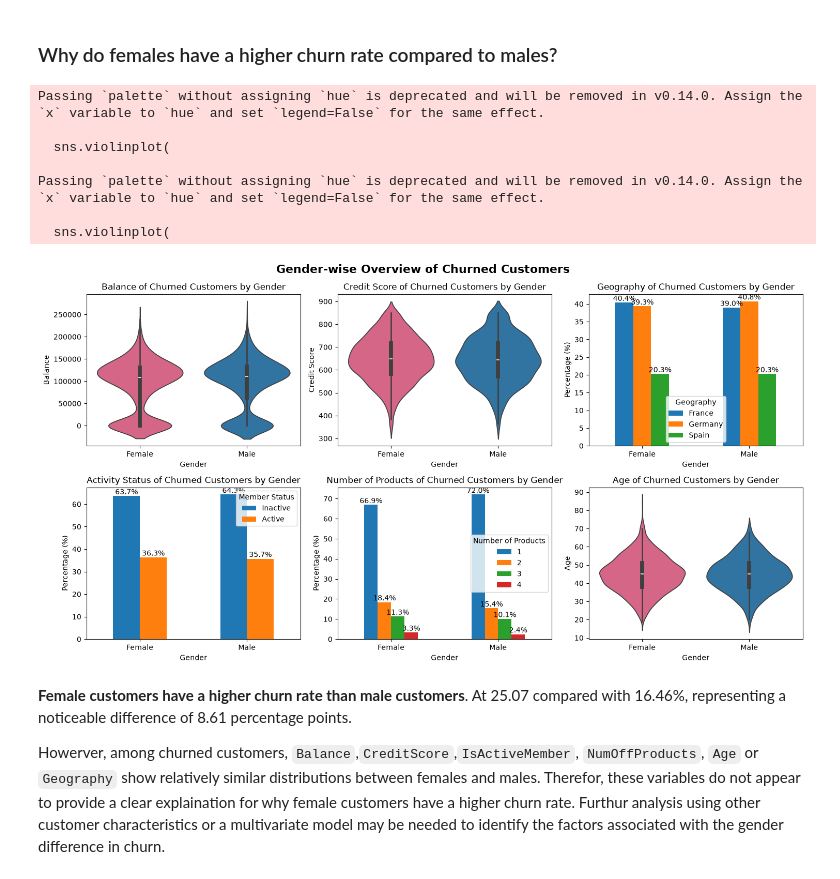
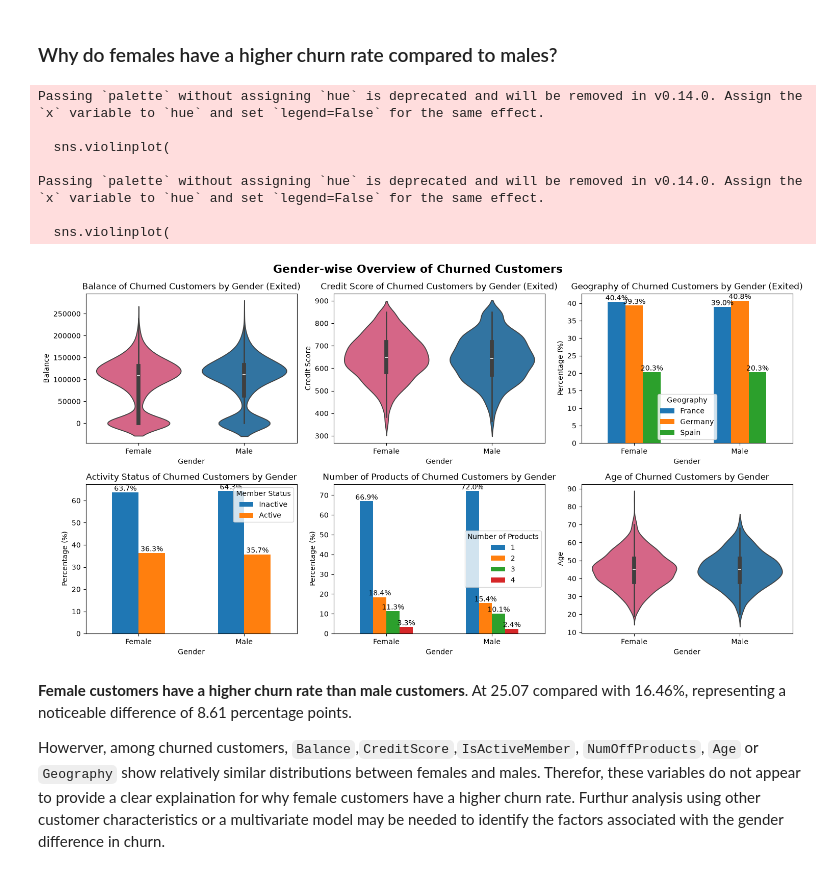
Before and after one commit to ppthanhtuyen-create/bank-customer-churn-analysis, a Jupyter notebook: data_understanding.ipynb, the cells around one changed output. Drawn from its saved outputs; the diff is of its cells as text; code cells hidden in the pictures.

```diff
--- a/data_understanding.ipynb
+++ b/data_understanding.ipynb
@@ -1825,7 +1825,7 @@ sns.violinplot(
     palette=gender_colors,
     ax=axes[0, 0]
 )
-axes[0, 0].set_title("Balance of Churned Customers by Gender")
+axes[0, 0].set_title("Balance of Churned Customers by Gender (Exited)")
 axes[0, 0].set_xlabel("Gender")
 axes[0, 0].set_ylabel("Balance")
 
@@ -1839,7 +1839,7 @@ sns.violinplot(
     palette=gender_colors,
     ax=axes[0, 1]
 )
-axes[0, 1].set_title("Credit Score of Churned Customers by Gender")
+axes[0, 1].set_title("Credit Score of Churned Customers by Gender (Exited)")
 axes[0, 1].set_xlabel("Gender")
 axes[0, 1].set_ylabel("Credit Score")
 
@@ -1853,7 +1853,7 @@ geography_gender = pd.crosstab(
 ) * 100
 
 ax3 = geography_gender.plot(kind="bar", ax=axes[0, 2])
-axes[0, 2].set_title("Geography of Churned Customers by Gender")
+axes[0, 2].set_title("Geography of Churned Customers by Gender (Exited)")
 axes[0, 2].set_xlabel("Gender")
 axes[0, 2].set_ylabel("Percentage (%)")
 axes[0, 2].tick_params(axis="x", rotation=0)
@@ -1909,34 +1909,34 @@ sns.violinplot(
     x="Gender",
     y="Age",
     hue="Gender",
     palette=gender_colors,
     legend=False,
     ax=axes[1, 2]
 )
 axes[1, 2].set_title("Age of Churned Customers by Gender")
 axes[1, 2].set_xlabel("Gender")
 axes[1, 2].set_ylabel("Age")
 
 # ==========================================
 # Overall Title & Rendering
 # ==========================================
 plt.suptitle(
     "Gender-wise Overview of Churned Customers",
     fontsize=16,
     fontweight="bold"
 )
 
 plt.tight_layout()
 plt.show()
 # %% [output]
 Passing `palette` without assigning `hue` is deprecated and will be removed in v0.14.0. Assign the `x` variable to `hue` and set `legend=False` for the same effect.
 
   sns.violinplot(
 
 Passing `palette` without assigning `hue` is deprecated and will be removed in v0.14.0. Assign the `x` variable to `hue` and set `legend=False` for the same effect.
 
   sns.violinplot(
-[figure, old version]
+[figure, new version]
 # %% [markdown]
 **Female customers have a higher churn rate than male customers**. At 25.07 compared with 16.46%, representing a noticeable difference of 8.61 percentage points.
 
```
Also changed, not shown: parts of 15 cells of this notebook, 1 other file.
